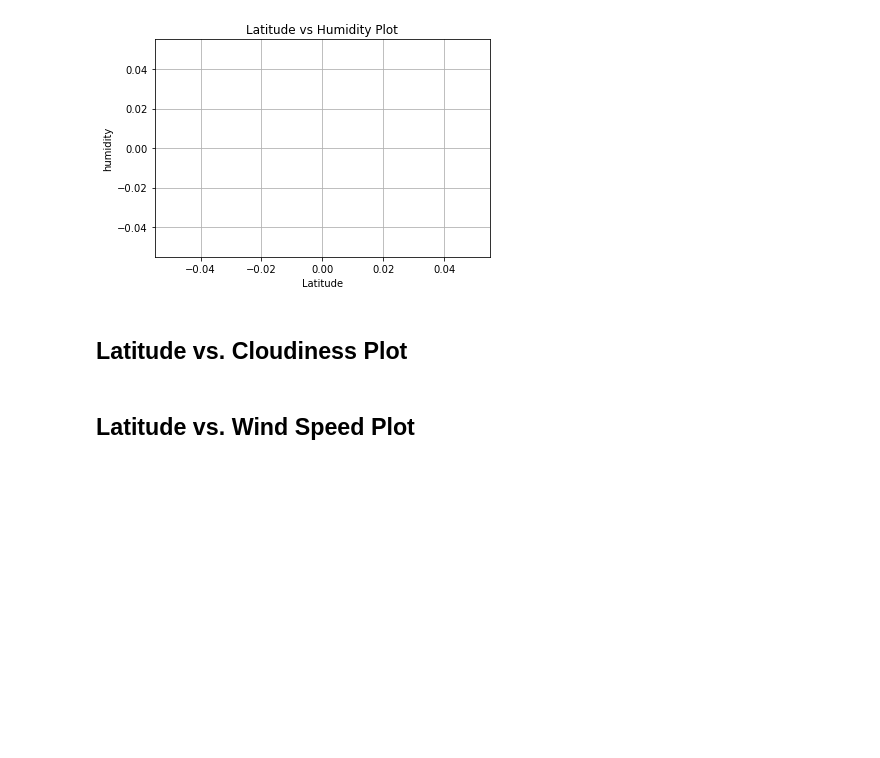
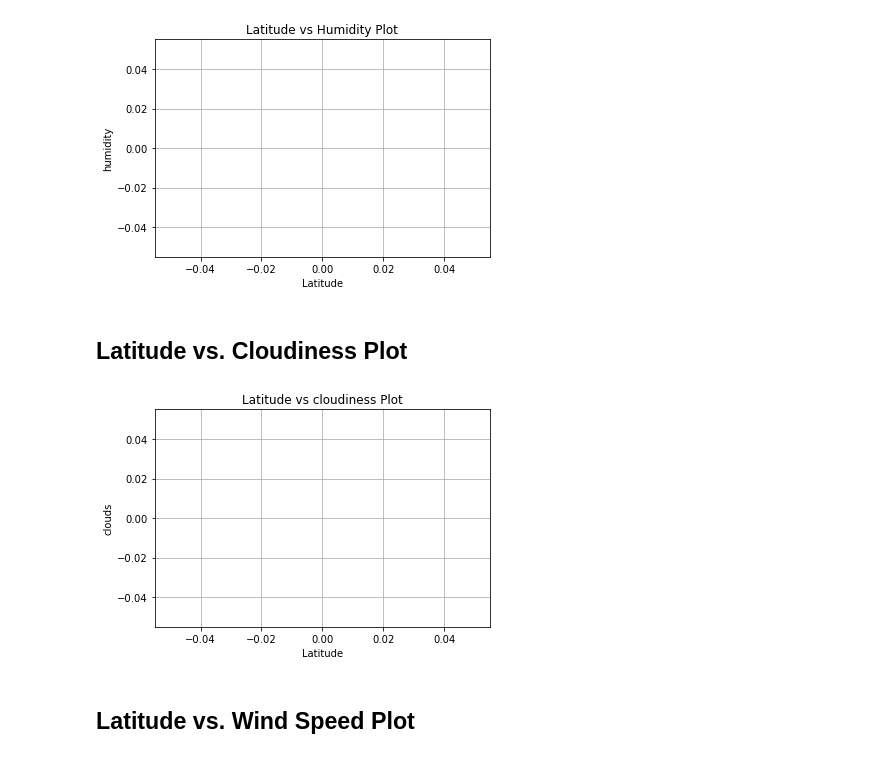
Before and after one commit to shuchiK38/Python-API-Challenge, a Jupyter notebook: Weatherpy/WeatherPy.ipynb, the cells around one changed output. Cells and saved outputs as stored; diff of their text form; code cells hidden in the pictures; blank space fills up the shorter version.

Commit message:
plots

```diff
--- a/Weatherpy/WeatherPy.ipynb
+++ b/Weatherpy/WeatherPy.ipynb
@@ -163,5 +168,22 @@ plt.show()
 [figure]
 # %% [markdown]
 ## Latitude vs. Cloudiness Plot
+# %%
+#Build a scatter plot for Latitude vs cloudiness plot
+plt.scatter(weather_data["lat"], weather_data["clouds"], marker="o")
+
+# Incorporate the other graph properties
+plt.title("Latitude vs cloudiness Plot")
+plt.ylabel("clouds")
+plt.xlabel("Latitude")
+plt.grid(True)
+
+# Save the figure
+plt.savefig("LatitideandHumidity.png")
+
+# Show plot
+plt.show()
+# %% [output]
+[figure, added]
 # %% [markdown]
 ## Latitude vs. Wind Speed Plot
```
Also changed, not shown: parts of 5 cells of this notebook, 1 other file.
